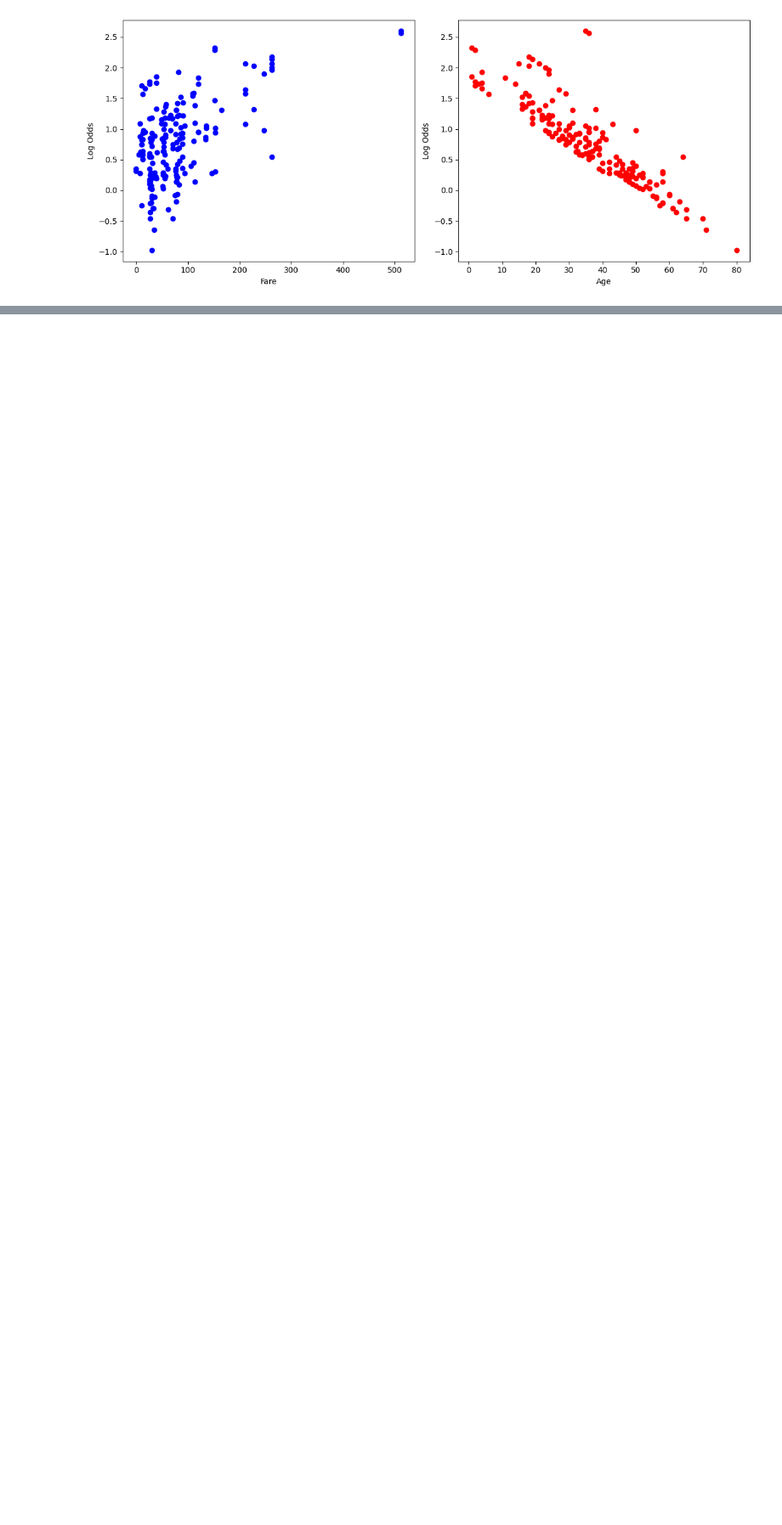
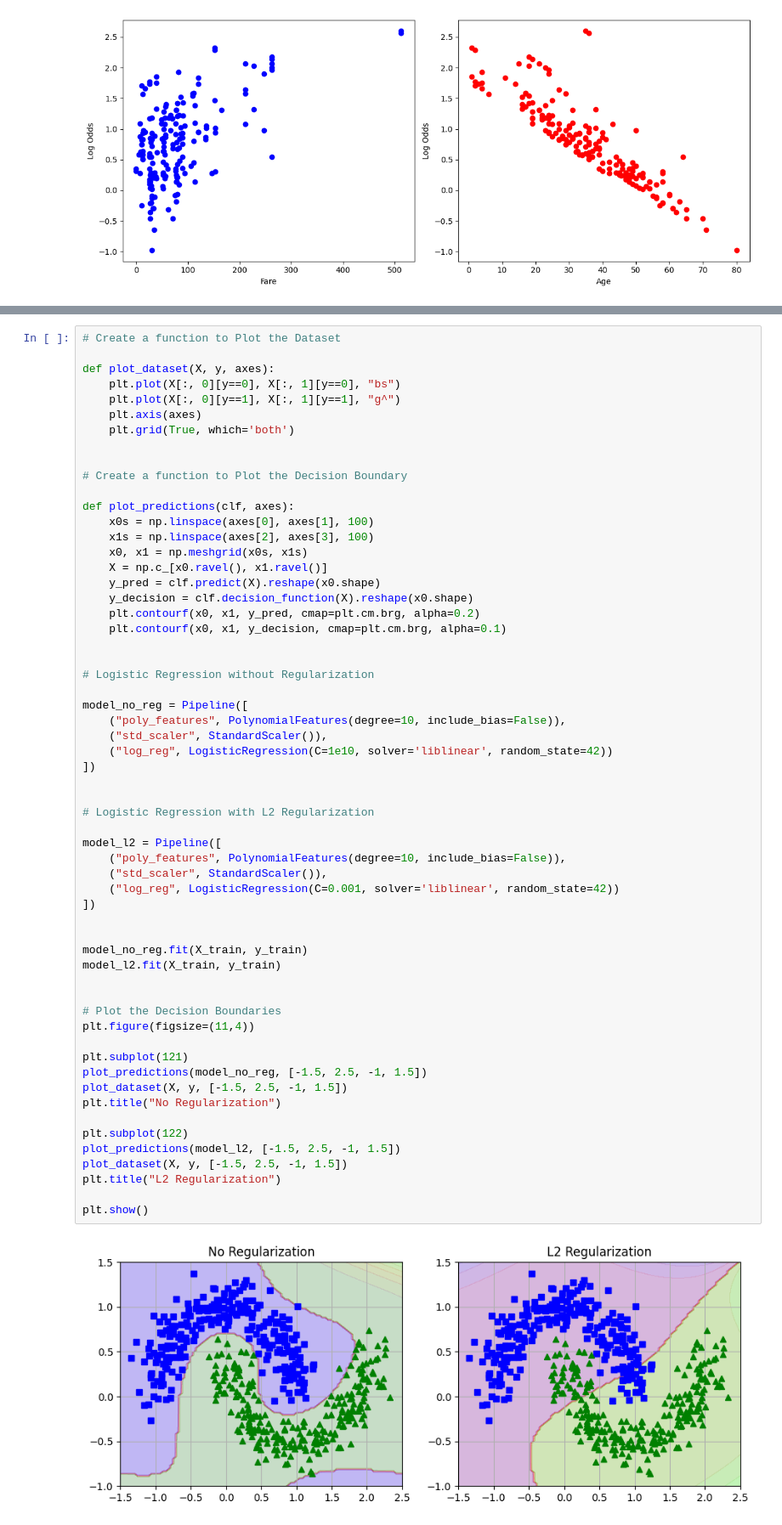
Before and after one commit to Apurba1903/Logistic-Regression, a Jupyter notebook: logistic_regression.ipynb, the cells around one changed output, grey strips where cells are left out. Shown at 85% size. Drawn from its saved outputs; the diff is of its cells as text; blank space fills up the shorter version.

```diff
--- a/logistic_regression.ipynb
+++ b/logistic_regression.ipynb
@@ -42,0 +62,61 @@ plt.show()
+# %%
+# Create a function to Plot the Dataset
+
+def plot_dataset(X, y, axes):
+    plt.plot(X[:, 0][y==0], X[:, 1][y==0], "bs")
+    plt.plot(X[:, 0][y==1], X[:, 1][y==1], "g^")
+    plt.axis(axes)
+    plt.grid(True, which='both')
+
+
+# Create a function to Plot the Decision Boundary
+
+def plot_predictions(clf, axes):
+    x0s = np.linspace(axes[0], axes[1], 100)
+    x1s = np.linspace(axes[2], axes[3], 100)
+    x0, x1 = np.meshgrid(x0s, x1s)
+    X = np.c_[x0.ravel(), x1.ravel()]
+    y_pred = clf.predict(X).reshape(x0.shape)
+    y_decision = clf.decision_function(X).reshape(x0.shape)
+    plt.contourf(x0, x1, y_pred, cmap=plt.cm.brg, alpha=0.2)
+    plt.contourf(x0, x1, y_decision, cmap=plt.cm.brg, alpha=0.1)
+
+
+# Logistic Regression without Regularization
+
+model_no_reg = Pipeline([
+    ("poly_features", PolynomialFeatures(degree=10, include_bias=False)),
+    ("std_scaler", StandardScaler()),
+    ("log_reg", LogisticRegression(C=1e10, solver='liblinear', random_state=42))
+])
+
+
+# Logistic Regression with L2 Regularization
+
+model_l2 = Pipeline([
+    ("poly_features", PolynomialFeatures(degree=10, include_bias=False)),
+    ("std_scaler", StandardScaler()),
+    ("log_reg", LogisticRegression(C=0.001, solver='liblinear', random_state=42))
+])
+
+
+model_no_reg.fit(X_train, y_train)
+model_l2.fit(X_train, y_train)
+
+
+# Plot the Decision Boundaries
+plt.figure(figsize=(11,4))
+
+plt.subplot(121)
+plot_predictions(model_no_reg, [-1.5, 2.5, -1, 1.5])
+plot_dataset(X, y, [-1.5, 2.5, -1, 1.5])
+plt.title("No Regularization")
+
+plt.subplot(122)
+plot_predictions(model_l2, [-1.5, 2.5, -1, 1.5])
+plot_dataset(X, y, [-1.5, 2.5, -1, 1.5])
+plt.title("L2 Regularization")
+
+plt.show()
+# %% [output]
+[figure, added]
```
Also changed, not shown: parts of 3 cells of this notebook.
